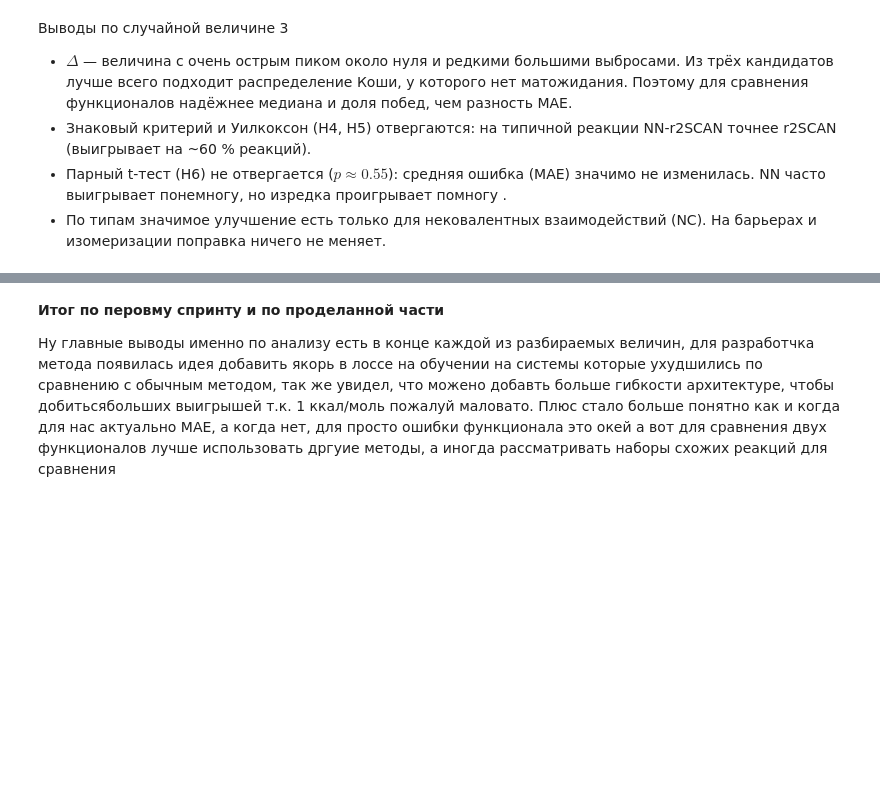
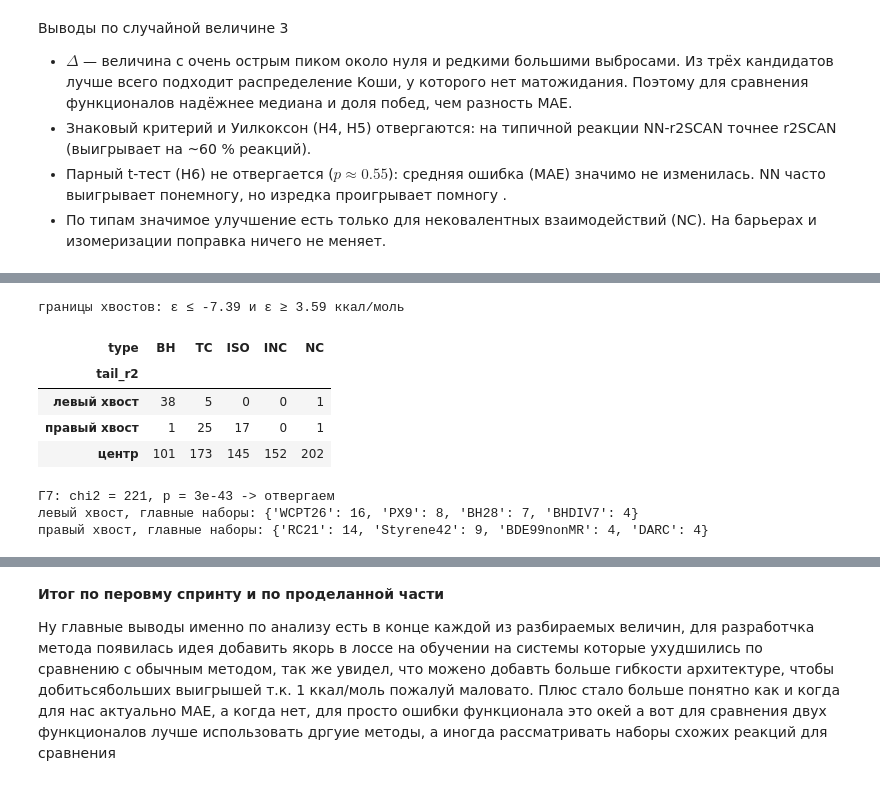
Before and after one commit to M1f0Rt/StatProject, a Jupyter notebook: lab01_sprint1 .ipynb, the cells around one changed output, grey strips where cells are left out. Drawn from its saved outputs; the diff is of its cells as text; code cells hidden in the pictures; blank space fills up the shorter version.

```diff
--- a/lab01_sprint1.ipynb
+++ b/lab01_sprint1 .ipynb
@@ -497,0 +575,21 @@ by_type
+# %%
+q_lo, q_hi = df.e_r2.quantile([0.05, 0.95])
+df["tail_r2"] = np.select([df.e_r2 <= q_lo, df.e_r2 >= q_hi], ["левый хвост", "правый хвост"], "центр")
+print(f"границы хвостов: ε ≤ {q_lo:.2f} и ε ≥ {q_hi:.2f} ккал/моль")
+
+tail_tab = pd.crosstab(df.tail_r2, df.type)[TYPES]
+display(tail_tab)
+chi_t = stats.chi2_contingency(tail_tab)
+print(f"Г7: chi2 = {chi_t.statistic:.0f}, p = {chi_t.pvalue:.1g} ->", "отвергаем" if chi_t.pvalue < 0.05 else "не отвергаем")
+for part in ["левый хвост", "правый хвост"]:
+    print(f"{part}, главные наборы:", df[df.tail_r2 == part].dataset.value_counts().head(4).to_dict())
+# %% [output]
+границы хвостов: ε ≤ -7.39 и ε ≥ 3.59 ккал/моль
+| type | BH | TC | ISO | INC | NC |
+| tail_r2 |  |  |  |  |  |
+| левый хвост | 38 | 5 | 0 | 0 | 1 |
+| правый хвост | 1 | 25 | 17 | 0 | 1 |
+| центр | 101 | 173 | 145 | 152 | 202 |
+Г7: chi2 = 221, p = 3e-43 -> отвергаем
+левый хвост, главные наборы: {'WCPT26': 16, 'PX9': 8, 'BH28': 7, 'BHDIV7': 4}
+правый хвост, главные наборы: {'RC21': 14, 'Styrene42': 9, 'BDE99nonMR': 4, 'DARC': 4}
```
Also changed, not shown: parts of 33 cells of this notebook, 1 other file.
